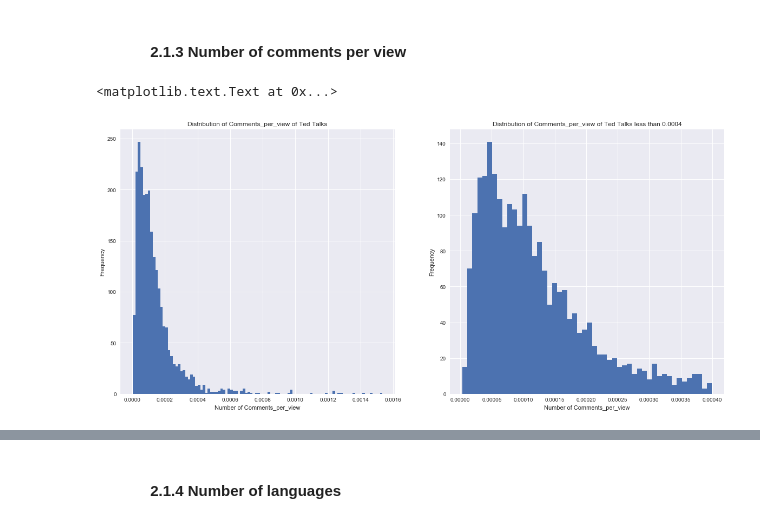
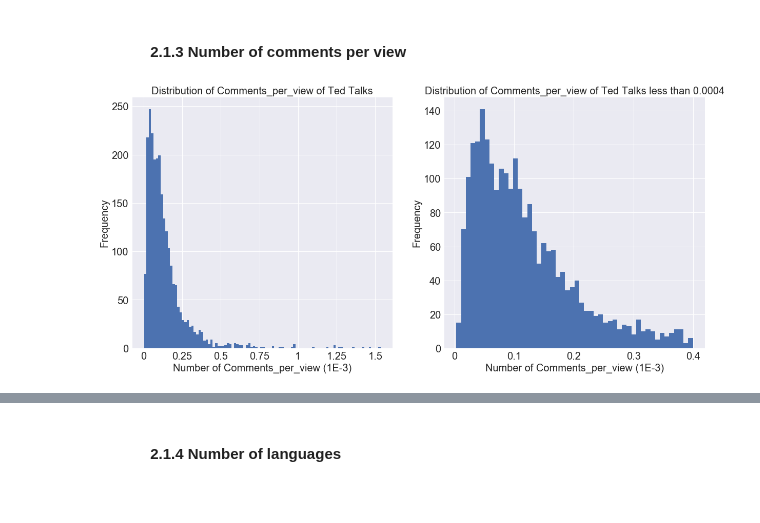
Before and after one commit to sliwhu/TED_Talks_Analysis, a Jupyter notebook: Project_Report.ipynb, the cells around one changed output, grey strips where cells are left out. Cells and saved outputs as stored; diff of their text form; code cells hidden in the pictures; blank space fills up the shorter version.

```diff
--- a/Project_Report.ipynb
+++ b/Project_Report.ipynb
@@ -265,20 +278,26 @@ df['comments_per_view'] = df['comments']/df['views']
 # %%
 plt.rcParams.update({'font.size': 25})
 fig=plt.figure(figsize=(20,9))
 ax1 = fig.add_subplot(1,2,1)
 ax1.hist(df['comments_per_view'], bins=100)
-ax1.set_xlabel('Number of Comments_per_view')
-ax1.set_ylabel('Frequency')
-ax1.set_title('Distribution of Comments_per_view of Ted Talks')
+ax1.set_xlabel('Number of Comments_per_view (1E-3)', fontsize=20)
+ax1.set_ylabel('Frequency', fontsize=20)
+ax1.set_title('Distribution of Comments_per_view of Ted Talks', fontsize=20)
+scale_x = 1e-3
+ticks_x = ticker.FuncFormatter(lambda x, pos: '{0:g}'.format(x/scale_x))
+ax1.xaxis.set_major_formatter(ticks_x)
+ax1.tick_params(axis='both', which='major', labelsize=20)
+
 
 ax2 = fig.add_subplot(1,2,2)
 ax2.hist(df[df['comments_per_view']<0.0004]['comments_per_view'], bins=50)
-ax2.set_xlabel('Number of Comments_per_view')
-ax2.set_ylabel('Frequency')
-ax2.set_title('Distribution of Comments_per_view of Ted Talks less than 0.0004')
+ax2.xaxis.set_major_formatter(ticks_x)
+ax2.set_xlabel('Number of Comments_per_view (1E-3)', fontsize=20)
+ax2.set_ylabel('Frequency', fontsize=20)
+ax2.set_title('Distribution of Comments_per_view of Ted Talks less than 0.0004', fontsize=20)
+ax2.tick_params(axis='both', which='major', labelsize=20)
 # %% [output]
-<matplotlib.text.Text at 0x...>
-[figure, old version]
+[figure, new version]
 # %%
 sort_by_comment_per_view = df[['title', 'main_speaker','views', 'comments', 'comments_per_view']].sort_values(\
                            by='comments_per_view', ascending=False)
```
Also changed, not shown: parts of 27 cells of this notebook, 16 other files.
